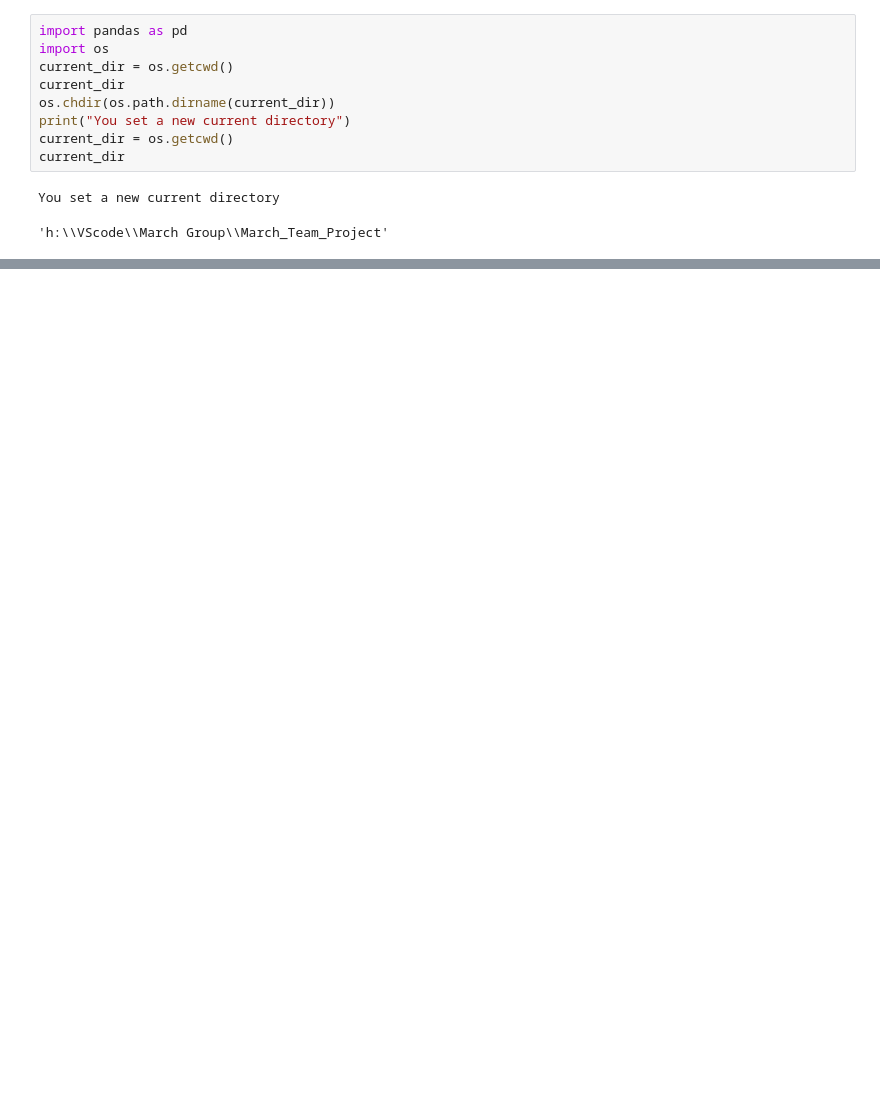
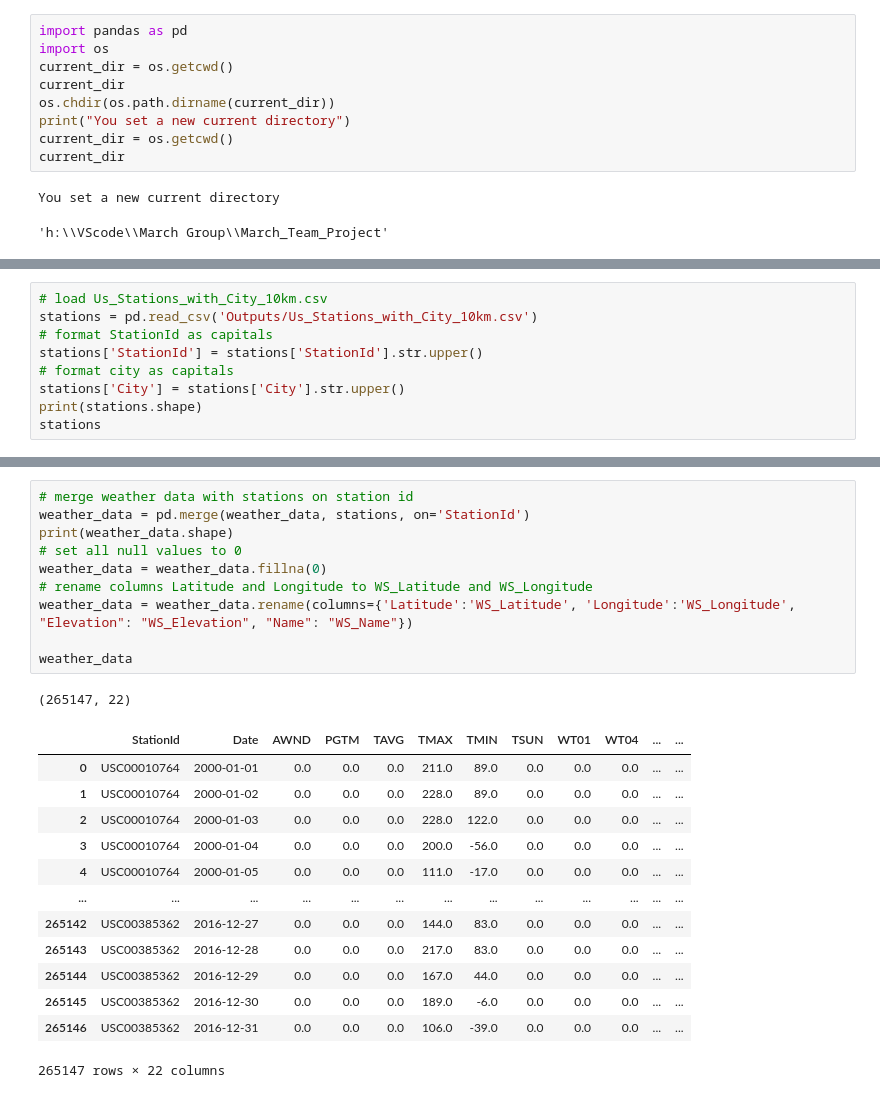
Before and after one commit to tamikamqhum/March_Team_Project, a Jupyter notebook: jupyter_notebooks/PG_Notebook_Weather_laststep.ipynb, the cells around one changed output, grey strips where cells are left out. Cells and saved outputs as stored; diff of their text form; blank space fills up the shorter version.

```diff
--- a/jupyter_notebooks/PG_Notebook_Weather_laststep.ipynb
+++ b/jupyter_notebooks/PG_Notebook_Weather_laststep.ipynb
@@ -23,0 +106,9 @@ MemoryError: Unable to allocate 1.12 GiB for an array with shape (3, 50226757) a
+# %%
+# load Us_Stations_with_City_10km.csv
+stations = pd.read_csv('Outputs/Us_Stations_with_City_10km.csv')
+# format StationId as capitals
+stations['StationId'] = stations['StationId'].str.upper()
+# format city as capitals
+stations['City'] = stations['City'].str.upper()
+print(stations.shape)
+stations
@@ -23,0 +130,25 @@ MemoryError: Unable to allocate 1.12 GiB for an array with shape (3, 50226757) a
+# %%
+# merge weather data with stations on station id
+weather_data = pd.merge(weather_data, stations, on='StationId')
+print(weather_data.shape)
+# set all null values to 0
+weather_data = weather_data.fillna(0)
+# rename columns Latitude and Longitude to WS_Latitude and WS_Longitude
+weather_data = weather_data.rename(columns={'Latitude':'WS_Latitude', 'Longitude':'WS_Longitude', "Elevation": "WS_Elevation", "Name": "WS_Name"})
+
+weather_data
+# %% [output]
+(265147, 22)
+|  | StationId | Date | AWND | PGTM | TAVG | TMAX | TMIN | TSUN | WT01 | WT04 | ... | ... |
+| 0 | USC00010764 | 2000-01-01 | 0.0 | 0.0 | 0.0 | 211.0 | 89.0 | 0.0 | 0.0 | 0.0 | ... | ... |
+| 1 | USC00010764 | 2000-01-02 | 0.0 | 0.0 | 0.0 | 228.0 | 89.0 | 0.0 | 0.0 | 0.0 | ... | ... |
+| 2 | USC00010764 | 2000-01-03 | 0.0 | 0.0 | 0.0 | 228.0 | 122.0 | 0.0 | 0.0 | 0.0 | ... | ... |
+| 3 | USC00010764 | 2000-01-04 | 0.0 | 0.0 | 0.0 | 200.0 | -56.0 | 0.0 | 0.0 | 0.0 | ... | ... |
+| 4 | USC00010764 | 2000-01-05 | 0.0 | 0.0 | 0.0 | 111.0 | -17.0 | 0.0 | 0.0 | 0.0 | ... | ... |
+| ... | ... | ... | ... | ... | ... | ... | ... | ... | ... | ... | ... | ... |
+| 265142 | USC00385362 | 2016-12-27 | 0.0 | 0.0 | 0.0 | 144.0 | 83.0 | 0.0 | 0.0 | 0.0 | ... | ... |
+| 265143 | USC00385362 | 2016-12-28 | 0.0 | 0.0 | 0.0 | 217.0 | 83.0 | 0.0 | 0.0 | 0.0 | ... | ... |
+| 265144 | USC00385362 | 2016-12-29 | 0.0 | 0.0 | 0.0 | 167.0 | 44.0 | 0.0 | 0.0 | 0.0 | ... | ... |
+| 265145 | USC00385362 | 2016-12-30 | 0.0 | 0.0 | 0.0 | 189.0 | -6.0 | 0.0 | 0.0 | 0.0 | ... | ... |
+| 265146 | USC00385362 | 2016-12-31 | 0.0 | 0.0 | 0.0 | 106.0 | -39.0 | 0.0 | 0.0 | 0.0 | ... | ... |
+265147 rows × 22 columns
```
Also changed, not shown: parts of 8 cells of this notebook, 1 other file.
